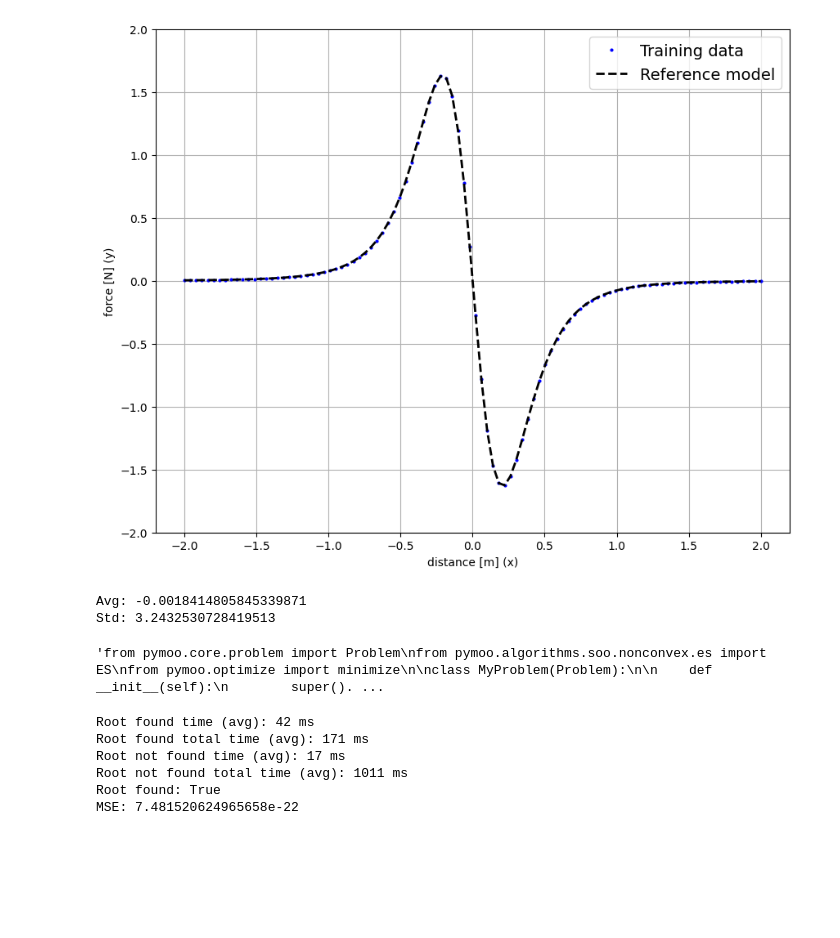
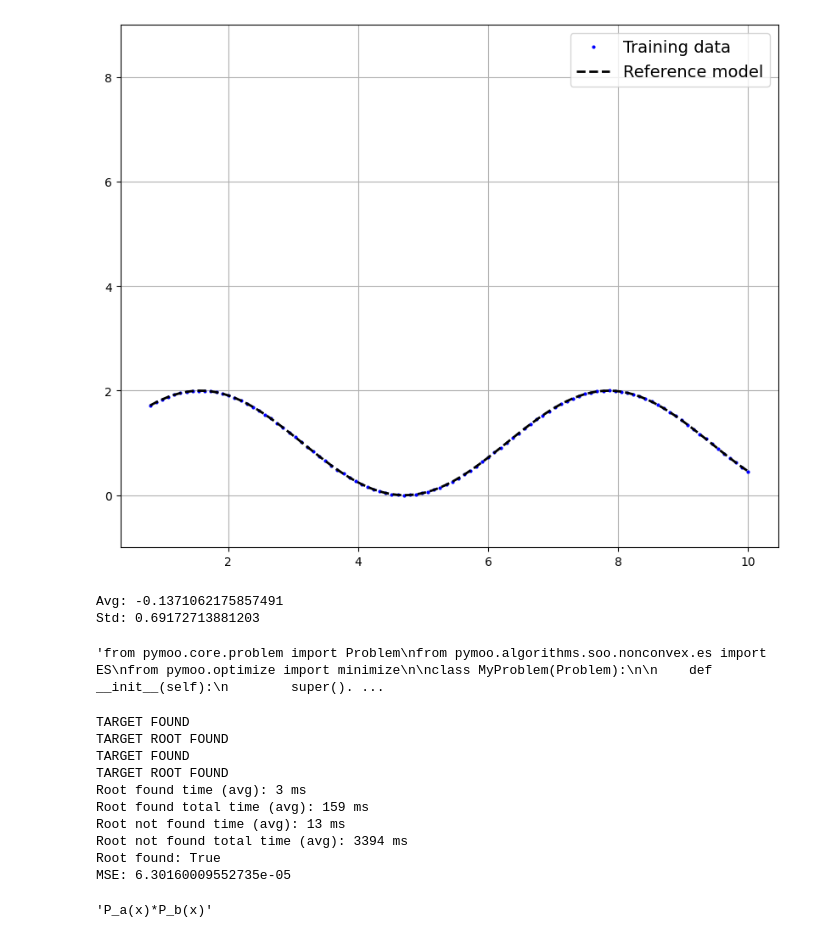
Before and after one commit to AgostinoRizzo/genpro, a Jupyter notebook: tree-search.ipynb, the cells around one changed output. Cells and saved outputs as stored; diff of their text form; code cells hidden in the pictures; blank space fills up the shorter version.

```diff
--- a/tree-search.ipynb
+++ b/tree-search.ipynb
@@ -5,17 +5,17 @@ import tree_search
 import sympy
 sympy.init_printing()
 # %%
-S = dataset.MagmanDatasetScaled()
+S = dataset.MockDataset()
 S.sample(size=100, noise=0.0, mesh=True)
 S.plot()
 # %% [output]
-[figure, old version]
+[figure, new version]
 # %%
 avg, std = tree_search.compute_smoothness(S)
 print(f"Avg: {avg}\nStd: {std}")
 # %% [output]
-Avg: -0.0018414805845339871
-Std: 3.2432530728419513
+Avg: -0.1371062175857491
+Std: 0.69172713881203
 # %%
 """from pymoo.core.problem import Problem
 from pymoo.algorithms.soo.nonconvex.es import ES
@@ -66,16 +66,22 @@ print("___SOLUTION___")
 print(alphas)
 print(betas)"""
 
-stree, Y, inter_points, mse, root_found = tree_search.infer_syntaxtree(S, max_degree=6, max_depth=4, trials=100)
+stree, Y, inter_points, mse, root_found = tree_search.infer_syntaxtree(S, max_degree=4, max_degree_inner=1, max_depth=3, trials=100)
 print(f"Root found: {root_found}")
 print(f"MSE: {mse}")
+stree.tostring()
 # %% [output]
-Root found time (avg): 42 ms
-Root found total time (avg): 171 ms
-Root not found time (avg): 17 ms
-Root not found total time (avg): 1011 ms
+TARGET FOUND
+TARGET ROOT FOUND
+TARGET FOUND
+TARGET ROOT FOUND
+Root found time (avg): 3 ms
+Root found total time (avg): 159 ms
+Root not found time (avg): 13 ms
+Root not found total time (avg): 3394 ms
 Root found: True
-MSE: 7.481520624965658e-22
+MSE: 6.30160009552735e-05
+'P_a(x)*P_b(x)'
 # %%
 sympy.parse_expr(stree.tostring(), evaluate=False)
 # %% [output]
```
Also changed, not shown: parts of 2 cells of this notebook, 2 other files.
